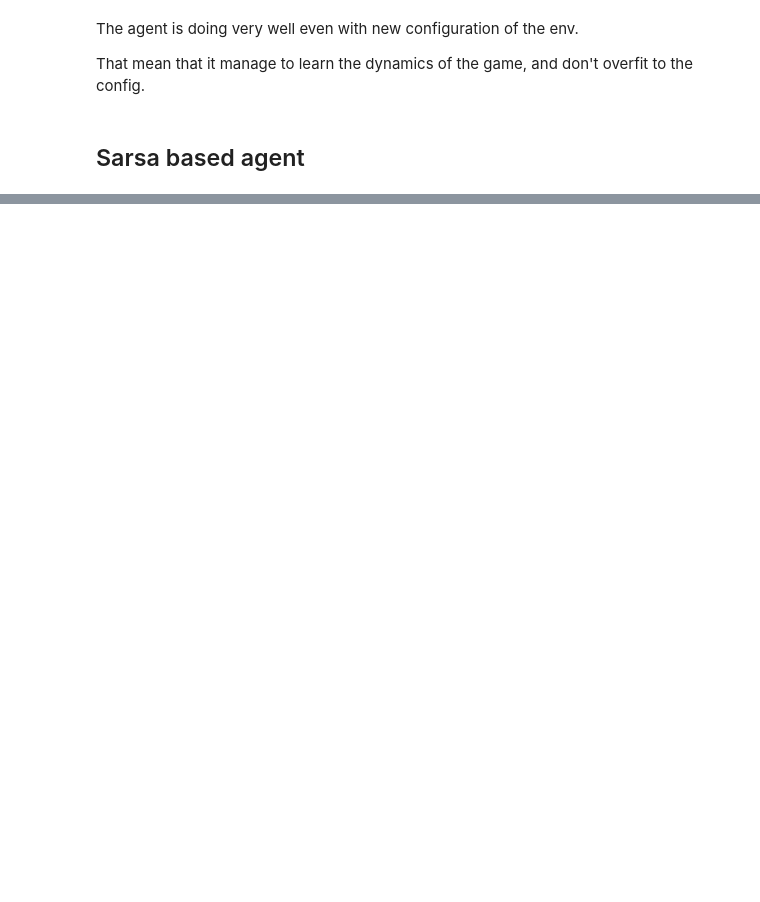
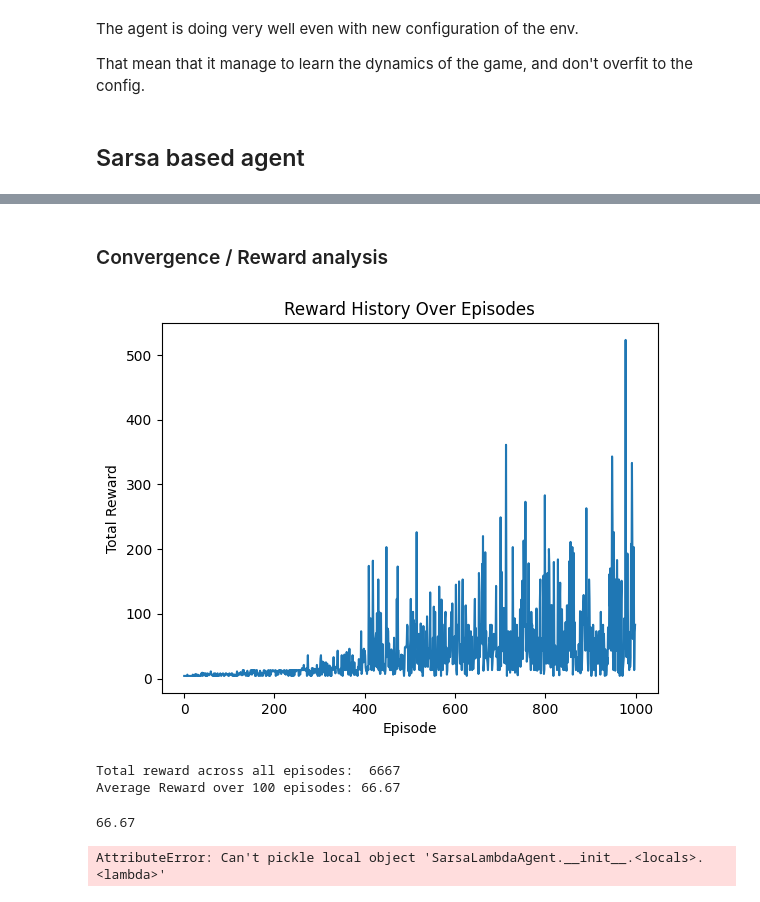
Before and after one commit to romain-mondelice/3MD4120-Reinforcement-Learning-Individual-Assignment, a Jupyter notebook: notebooks/main_notebook.ipynb, the cells around one changed output, grey strips where cells are left out. Drawn from its saved outputs; the diff is of its cells as text; code cells hidden in the pictures; blank space fills up the shorter version.

```diff
--- a/notebooks/main_notebook.ipynb
+++ b/notebooks/main_notebook.ipynb
@@ -362,3 +354,32 @@ class SarsaLambdaAgent:
                 self.update(str(state), action, reward, str(next_state), next_action, done)
                 state = next_state
                 action = next_action
+# %%
+def train_sarsa_lambda_agent(env_str, episodes=1000, gamma=0.9, lambda_=0.9, epsilon=0.1, alpha=0.5):
+    env = gym.make(env_str, height=15, width=20, pipe_gap=4)
+    agent = SarsaLambdaAgent(env, gamma=gamma, lambda_=lambda_, epsilon=epsilon, alpha=alpha)
+
+    episode_rewards = []  # List to store total rewards from each episode
+
+    for _ in tqdm(range(episodes), desc="Training process"):
+        state = env.reset()
+        action = agent.choose_action(str(state))
+        agent.reset_eligibility_traces()
+        total_reward = 0
+        done = False
+
+        while not done:
+            next_state, reward, done, _, _ = env.step(action)
+            next_action = agent.choose_action(str(next_state))
+
+            # Update Q-values based on the transition
+            agent.update(str(state), action, reward, str(next_state), next_action, done)
+
+            state = next_state
+            action = next_action
+            total_reward += reward
+
+        episode_rewards.append(total_reward)
+
+    print("Training completed.")
+    return agent, episode_rewards
@@ -364,0 +512,24 @@ class SarsaLambdaAgent:
+# %% [markdown]
+### Convergence / Reward analysis
+# %%
+trained_agent, episode_rewards = train_sarsa_lambda_agent('TextFlappyBird-v0', episodes=1000)
+# %%
+# Plot the reward history
+plt.plot(episode_rewards)
+plt.title('Reward History Over Episodes')
+plt.xlabel('Episode')
+plt.ylabel('Total Reward')
+plt.show()
+# %% [output]
+[figure, added]
+# %%
+test_sarsa_lambda_agent(trained_agent)
+# %% [output]
+Total reward across all episodes:  6667
+Average Reward over 100 episodes: 66.67
+66.67
+# %%
+with open('../agents/sarsa-agent.pkl', 'wb') as f:
+    pickle.dump(trained_agent, f)
+# %% [output]
+AttributeError: Can't pickle local object 'SarsaLambdaAgent.__init__.<locals>.<lambda>'
```
Also changed, not shown: parts of 22 cells of this notebook, 1 other file.
